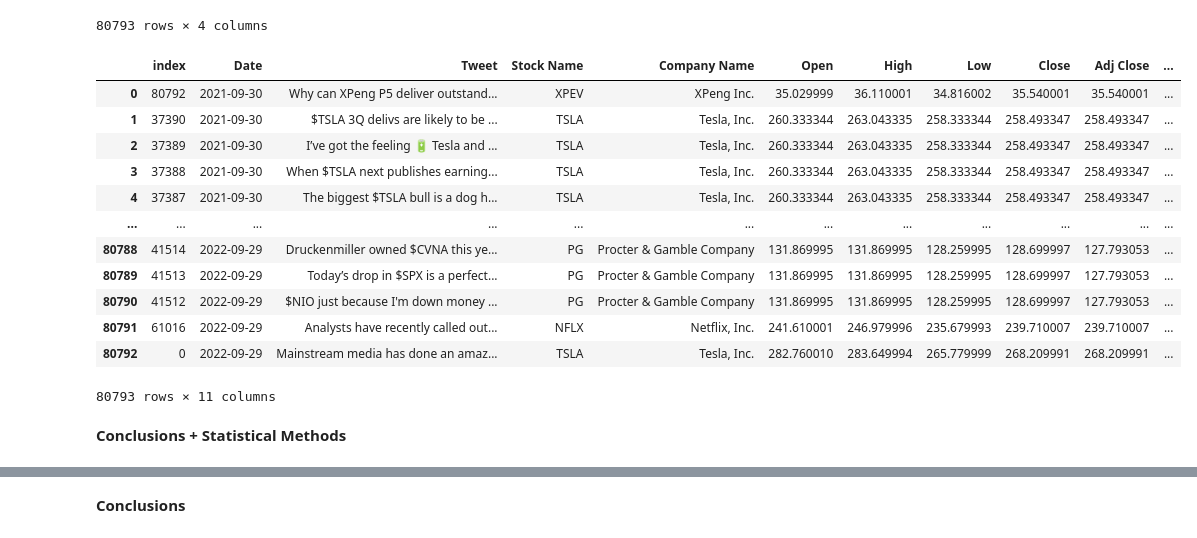
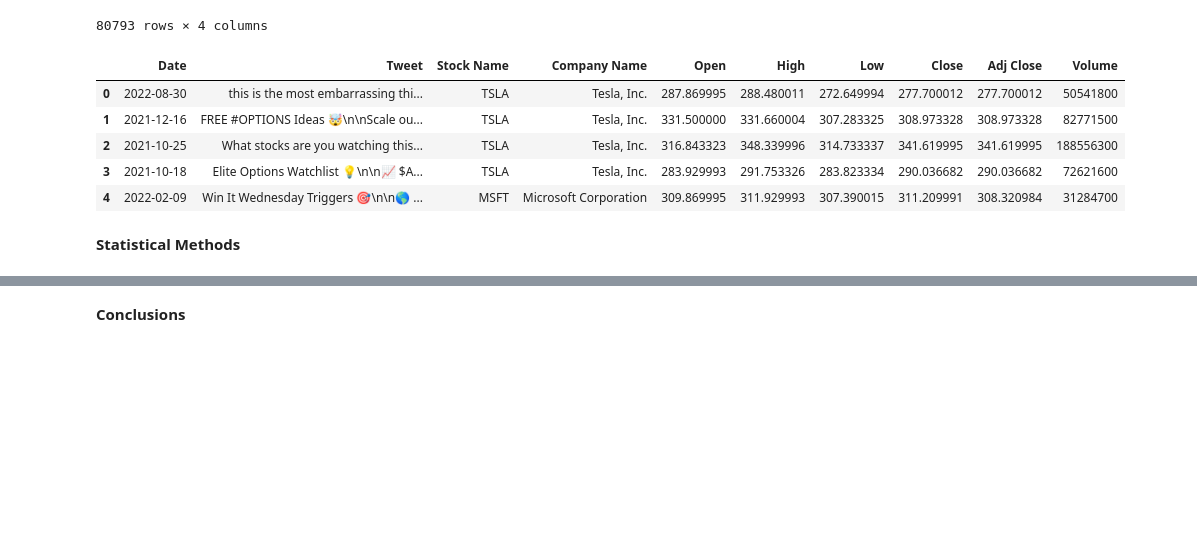
Before and after one commit to mir0codes/CMSC320SummerGroupProject, a Jupyter notebook: Checkpoint_2.ipynb, the cells around one changed output, grey strips where cells are left out. Drawn from its saved outputs; the diff is of its cells as text; code cells hidden in the pictures; blank space fills up the shorter version.

```diff
--- a/Checkpoint_2.ipynb
+++ b/Checkpoint_2.ipynb
@@ -81,34 +93,23 @@ stocktweet
 | 80792 | 2021-09-30 10:22:52+00:00 | Why can XPeng P5 deliver outstand... | XPEV | XPeng Inc. |
 80793 rows × 4 columns
 # %%
-# Merging the two datasets to show tweets and corresponding stock price changes from the same day
+# Merging the Two Datasets to give a valid tweet -> stock price representation
 
-# Convert Date columns to datetime without timezone information and without times (we only care about the date)
-stocktweet['Date'] = pd.to_datetime(stocktweet['Date']).dt.tz_localize(None).dt.date
-stock_data['Date'] = pd.to_datetime(stock_data['Date']).dt.tz_localize(None).dt.date
+# Convert Date columns to datetime without timezone information
+stocktweet['Date'] = pd.to_datetime(stocktweet['Date']).dt.tz_localize(None)
+stock_data['Date'] = pd.to_datetime(stock_data['Date']).dt.tz_localize(None)
 
-# Merge datasets on Date and Stock Name columns
-merged_df = pd.merge(stocktweet, stock_data, on=['Date', 'Stock Name'], how='left')
+# Merge datasets on Date and Stock Name
+merged_df = pd.merge(stocktweet, stock_data, on=['Date', 'Stock Name'], how='inner')
 
-# Sort tweets by date tweeted and reindexing
-merged_df.sort_values(by=["Date"], inplace = True)
-merged_df.reset_index(inplace=True)
-
-# Display the first and last few rows of the merged DataFrame to verify the dates are sorted
-merged_df
+# Display the first few rows of the merged DataFrame
+merged_df.head()
 # %% [output]
-|  | index | Date | Tweet | Stock Name | Company Name | Open | High | Low | Close | Adj Close | ... |
-| 0 | 80792 | 2021-09-30 | Why can XPeng P5 deliver outstand... | XPEV | XPeng Inc. | 35.029999 | 36.110001 | 34.816002 | 35.540001 | 35.540001 | ... |
-| 1 | 37390 | 2021-09-30 | $TSLA 3Q delivs are likely to be ... | TSLA | Tesla, Inc. | 260.333344 | 263.043335 | 258.333344 | 258.493347 | 258.493347 | ... |
-| 2 | 37389 | 2021-09-30 | I’ve got the feeling 🔋 Tesla and ... | TSLA | Tesla, Inc. | 260.333344 | 263.043335 | 258.333344 | 258.493347 | 258.493347 | ... |
-| 3 | 37388 | 2021-09-30 | When $TSLA next publishes earning... | TSLA | Tesla, Inc. | 260.333344 | 263.043335 | 258.333344 | 258.493347 | 258.493347 | ... |
-| 4 | 37387 | 2021-09-30 | The biggest $TSLA bull is a dog h... | TSLA | Tesla, Inc. | 260.333344 | 263.043335 | 258.333344 | 258.493347 | 258.493347 | ... |
-| ... | ... | ... | ... | ... | ... | ... | ... | ... | ... | ... | ... |
-| 80788 | 41514 | 2022-09-29 | Druckenmiller owned $CVNA this ye... | PG | Procter & Gamble Company | 131.869995 | 131.869995 | 128.259995 | 128.699997 | 127.793053 | ... |
-| 80789 | 41513 | 2022-09-29 | Today’s drop in $SPX is a perfect... | PG | Procter & Gamble Company | 131.869995 | 131.869995 | 128.259995 | 128.699997 | 127.793053 | ... |
-| 80790 | 41512 | 2022-09-29 | $NIO just because I'm down money ... | PG | Procter & Gamble Company | 131.869995 | 131.869995 | 128.259995 | 128.699997 | 127.793053 | ... |
-| 80791 | 61016 | 2022-09-29 | Analysts have recently called out... | NFLX | Netflix, Inc. | 241.610001 | 246.979996 | 235.679993 | 239.710007 | 239.710007 | ... |
-| 80792 | 0 | 2022-09-29 | Mainstream media has done an amaz... | TSLA | Tesla, Inc. | 282.760010 | 283.649994 | 265.779999 | 268.209991 | 268.209991 | ... |
+|  | Date | Tweet | Stock Name | Company Name | Open | High | Low | Close | Adj Close | Volume |
+| 0 | 2022-08-30 | this is the most embarrassing thi... | TSLA | Tesla, Inc. | 287.869995 | 288.480011 | 272.649994 | 277.700012 | 277.700012 | 50541800 |
+| 1 | 2021-12-16 | FREE #OPTIONS Ideas 🤯\n\nScale ou... | TSLA | Tesla, Inc. | 331.500000 | 331.660004 | 307.283325 | 308.973328 | 308.973328 | 82771500 |
+| 2 | 2021-10-25 | What stocks are you watching this... | TSLA | Tesla, Inc. | 316.843323 | 348.339996 | 314.733337 | 341.619995 | 341.619995 | 188556300 |
+| 3 | 2021-10-18 | Elite Options Watchlist 💡\n\n📈 $A... | TSLA | Tesla, Inc. | 283.929993 | 291.753326 | 283.823334 | 290.036682 | 290.036682 | 72621600 |
+| 4 | 2022-02-09 | Win It Wednesday Triggers 🎯\n\n🌎 ... | MSFT | Microsoft Corporation | 309.869995 | 311.929993 | 307.390015 | 311.209991 | 308.320984 | 31284700 |
-80793 rows × 11 columns
 # %% [markdown]
-**Conclusions + Statistical Methods**
+**Statistical Methods**
```
Also changed, not shown: parts of 13 cells of this notebook.
